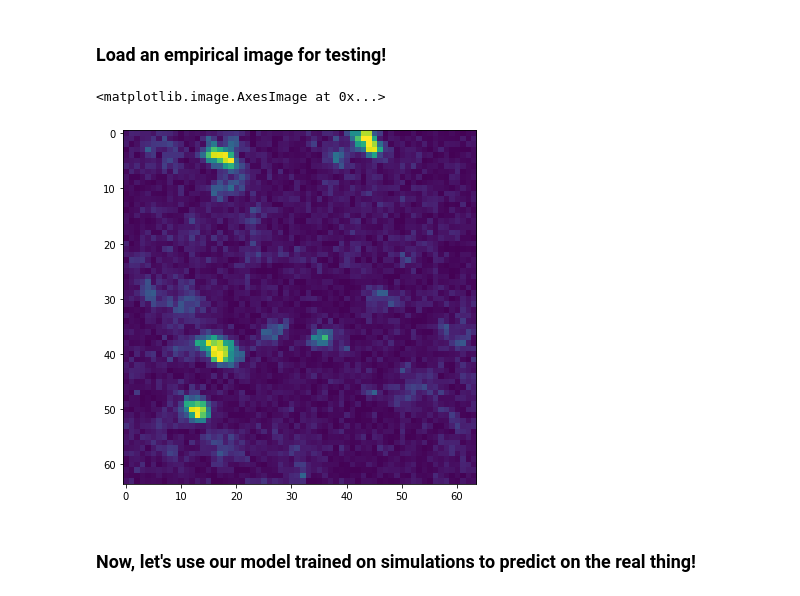
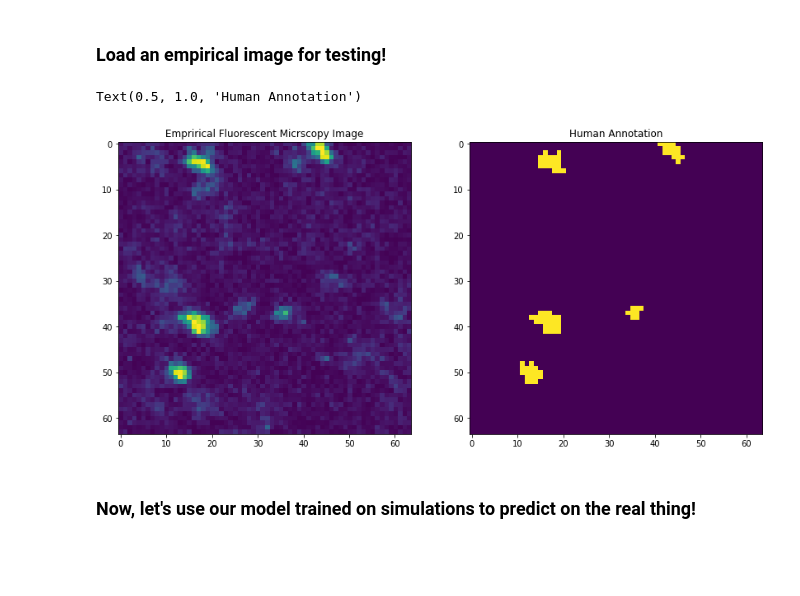
Before and after one commit to jgallowa07/Spot-Detection, a Jupyter notebook: Notebooks/train_spot.ipynb, the cells around one changed output. Drawn from its saved outputs; the diff is of its cells as text; code cells hidden in the pictures; blank space fills up the shorter version.

```diff
--- a/Notebooks/train_spot.ipynb
+++ b/Notebooks/train_spot.ipynb
@@ -181,12 +193,16 @@ ax.set_yscale("log")
 ### Load an empirical image for testing!
 # %%
 test_emp_image = np.load(f"{EXP_DIR}/{EXP_DIR[11:]}_image_scaled.out", allow_pickle = True)
+test_emp_annotation = np.load(f"{EXP_DIR}/{EXP_DIR[11:]}_annotated.out", allow_pickle = True)
 test_emp_image = np.reshape(test_emp_image,(1,64,64,1))
-fig, ax = plt.subplots(1, figsize=(7, 6.5))
-ax.imshow(np.squeeze(test_emp_image))
+fig, ax = plt.subplots(1,2, figsize=(14, 13))
+ax[0].imshow(np.squeeze(test_emp_image))
+ax[0].set_title("Emprirical Fluorescent Micrscopy Image")
+ax[1].imshow(np.squeeze(test_emp_annotation))
+ax[1].set_title("Human Annotation")
 # %% [output]
-<matplotlib.image.AxesImage at 0x...>
+Text(0.5, 1.0, 'Human Annotation')
-[figure, old version]
+[figure, new version]
 # %% [markdown]
 ### Now, let's use our model trained on simulations to predict on the real thing!
 # %%
```
Also changed, not shown: parts of 9 cells of this notebook.
